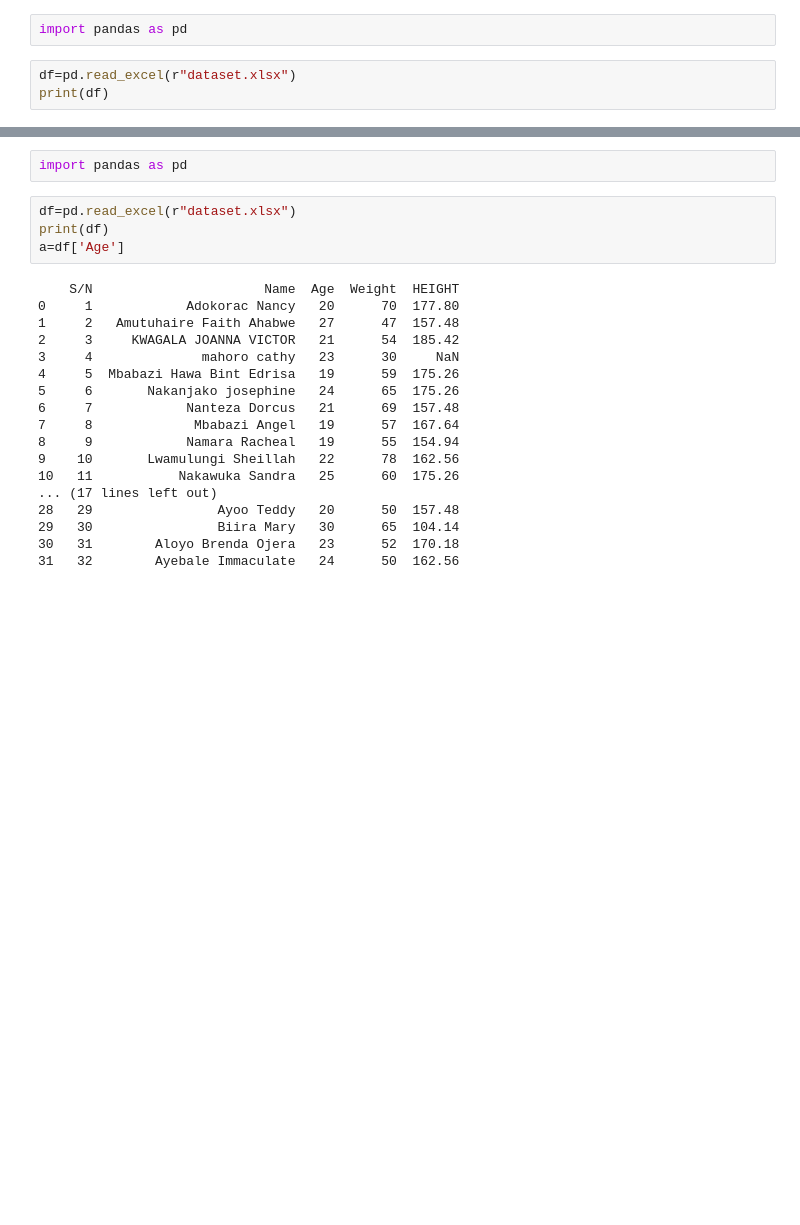
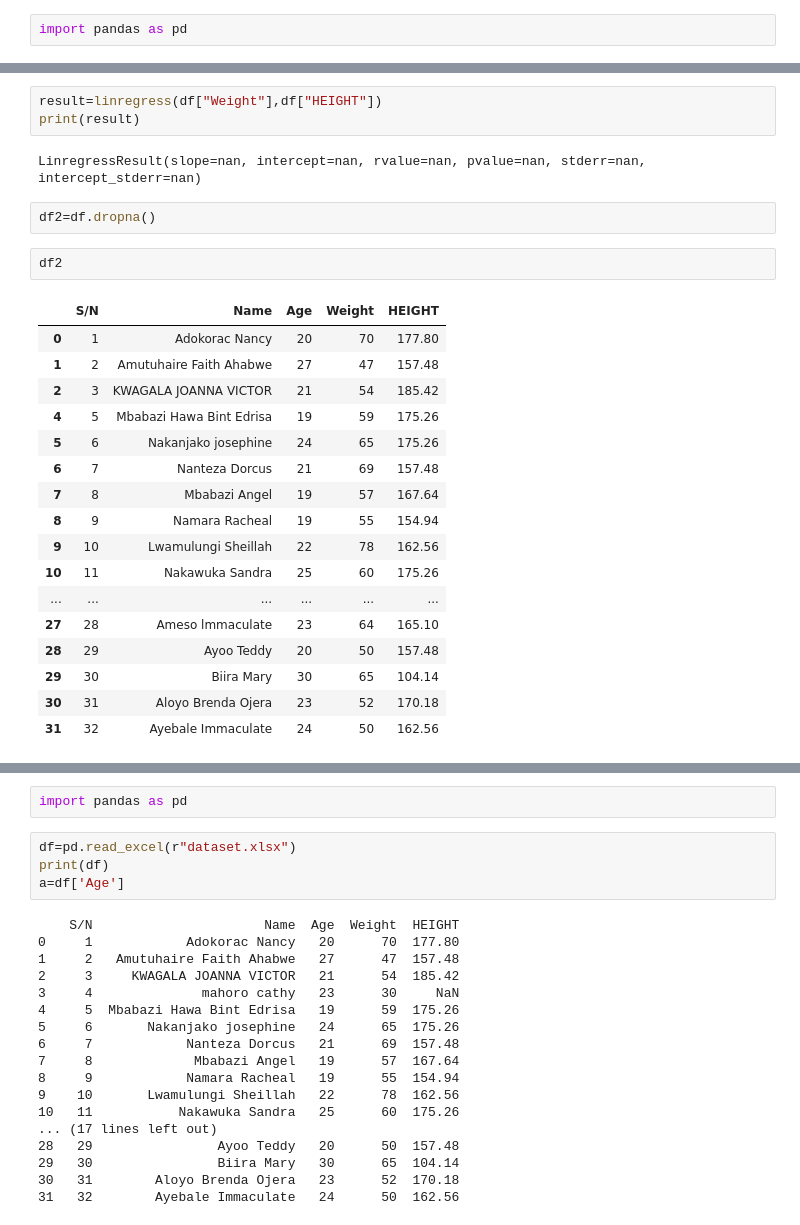
Before and after one commit to shanitahgithub/datascience, a Jupyter notebook: linear-regression.ipynb, the cells around one changed output, grey strips where cells are left out. Saved outputs shown, nothing was run; the diff lists cells and outputs as text; blank space fills up the shorter version.

```diff
--- a/linear-regression.ipynb
+++ b/linear-regression.ipynb
@@ -59,5 +54,2 @@ from scipy.stats import linregress
 # %%
 import pandas as pd
-# %%
-df=pd.read_excel(r"dataset.xlsx")
-print(df)
@@ -81,0 +63,27 @@ print(df)
+# %%
+result=linregress(df["Weight"],df["HEIGHT"])
+print(result)
+# %% [output]
+LinregressResult(slope=nan, intercept=nan, rvalue=nan, pvalue=nan, stderr=nan, intercept_stderr=nan)
+# %%
+df2=df.dropna()
+# %%
+df2
+# %% [output]
+|  | S/N | Name | Age | Weight | HEIGHT |
+| 0 | 1 | Adokorac Nancy | 20 | 70 | 177.80 |
+| 1 | 2 | Amutuhaire Faith Ahabwe | 27 | 47 | 157.48 |
+| 2 | 3 | KWAGALA JOANNA VICTOR | 21 | 54 | 185.42 |
+| 4 | 5 | Mbabazi Hawa Bint Edrisa | 19 | 59 | 175.26 |
+| 5 | 6 | Nakanjako josephine | 24 | 65 | 175.26 |
+| 6 | 7 | Nanteza Dorcus | 21 | 69 | 157.48 |
+| 7 | 8 | Mbabazi Angel | 19 | 57 | 167.64 |
+| 8 | 9 | Namara Racheal | 19 | 55 | 154.94 |
+| 9 | 10 | Lwamulungi Sheillah | 22 | 78 | 162.56 |
+| 10 | 11 | Nakawuka Sandra | 25 | 60 | 175.26 |
+| ... | ... | ... | ... | ... | ... |
+| 27 | 28 | Ameso lmmaculate | 23 | 64 | 165.10 |
+| 28 | 29 | Ayoo Teddy | 20 | 50 | 157.48 |
+| 29 | 30 | Biira Mary | 30 | 65 | 104.14 |
+| 30 | 31 | Aloyo Brenda Ojera | 23 | 52 | 170.18 |
+| 31 | 32 | Ayebale Immaculate | 24 | 50 | 162.56 |
```
Also changed, not shown: parts of 10 cells of this notebook, 3 other files.
